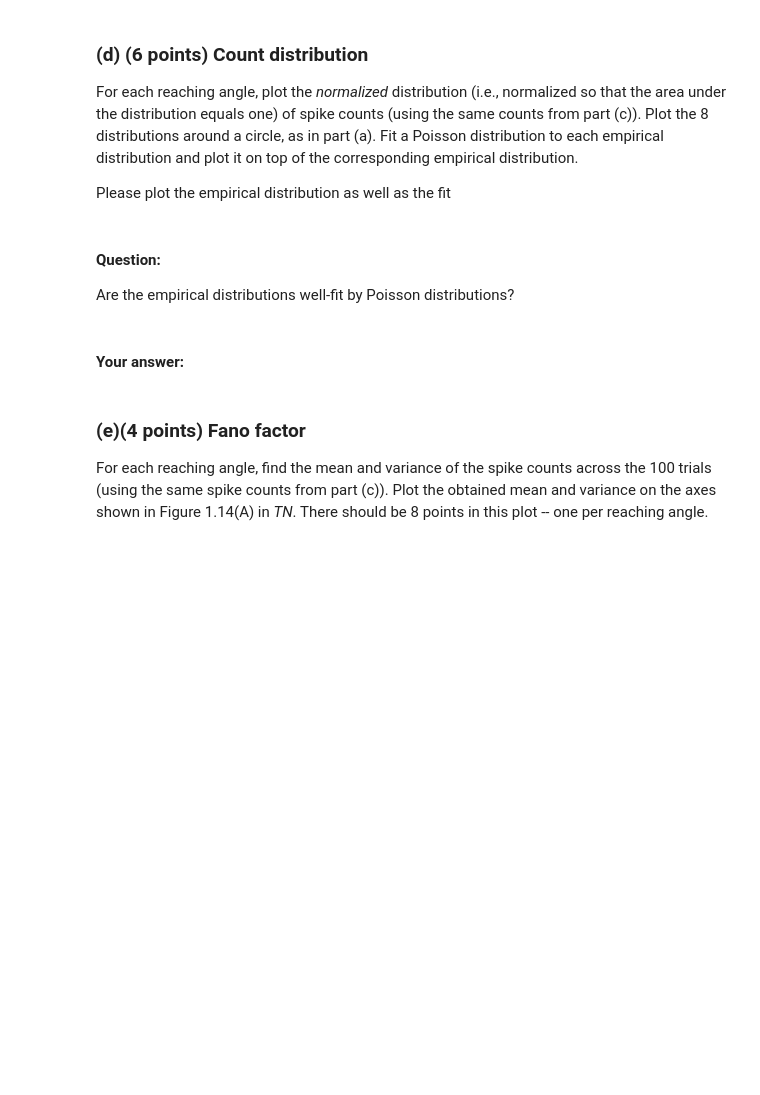
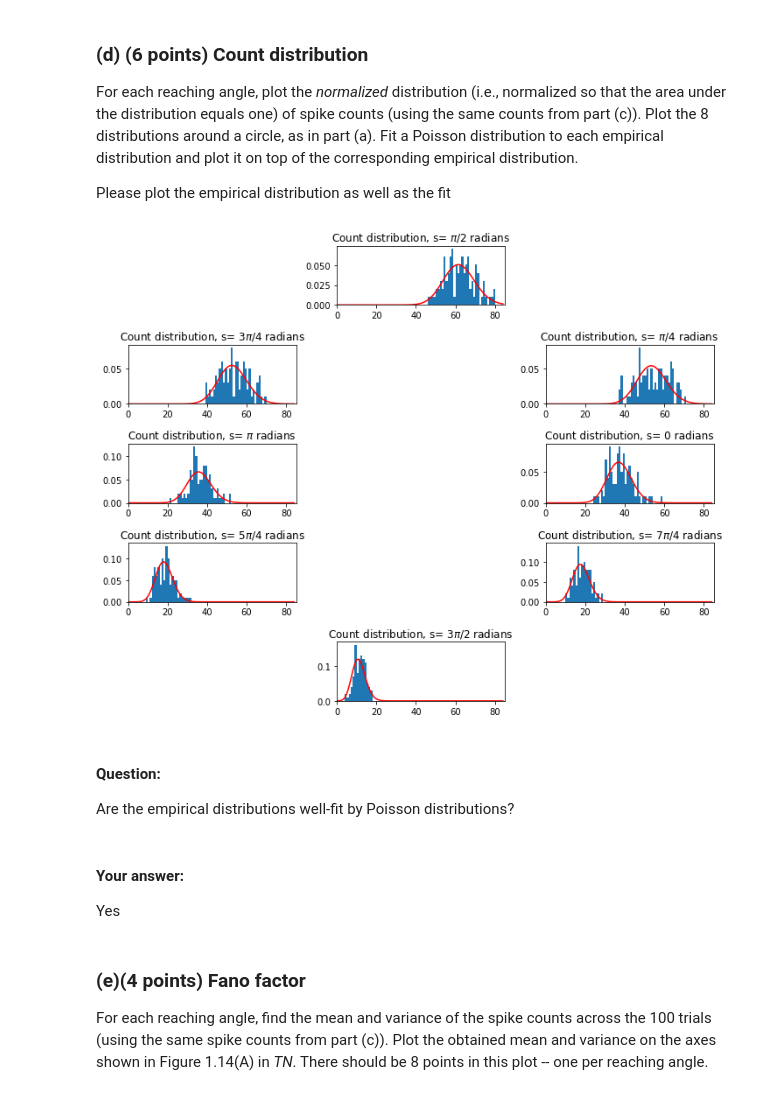
Before and after one commit to sofiagilardini/UCLA_243A, a Jupyter notebook: hw3/hw3p2.ipynb, the cells around one changed output. Cells and saved outputs as stored; diff of their text form; code cells hidden in the pictures; blank space fills up the shorter version.

```diff
--- a/hw3/hw3p2.ipynb
+++ b/hw3/hw3p2.ipynb
@@ -279,38 +273,57 @@ spike_count_bin_centers =  np.arange(0,max_count,1)
 
 for con in range(num_cons):
     plt.subplot(num_plot_rows,num_plot_cols,subplot_indx[con])
 
     #====================================================#
     # YOUR CODE HERE:
     #   Calculate the empirical mean for the Poisson spike
     #   counts, and then generate a curve reflecting the probability
     #   mass function of the Poisson distribution as a function
     #   of spike counts.
+
+    spike_count_means = np.mean(spike_counts, axis=1)
+
+    mean_sc = spike_count_means[con]
+
+    fit_poisson = scipy.stats.poisson(mean_sc)
+    poisson_pmf = fit_poisson.pmf(spike_count_bin_centers)
+
+    #plt.bar(spike_count_bin_centers, binned_spike_rates[con], width=bin_width)
+    plt.hist(spike_counts[con], spike_count_bin_centers, density = True)
+
+
+    #plt.bar(spike_count_bin_centers, )
+    plt.plot(poisson_pmf, "r")
+
+
     #====================================================#
     pass
 
     #====================================================#
     # END YOUR CODE
     #====================================================#
 
     #====================================================#
     # YOUR CODE HERE:
     #   Plot the empirical count distribution, and on top of it
     #   plot your fit Poisson distribution.
     #====================================================#
     pass
 
     #====================================================#
     # END YOUR CODE
     #====================================================#
     plt.xlim([0, max_count])
     plt.title('Count distribution, s= '+ s_labels[con]+' radians')
     plt.tight_layout()
+# %% [output]
+[figure, added]
 # %% [markdown]
 #### Question:
 Are the empirical distributions well-fit by Poisson distributions?
 # %% [markdown]
 #### Your answer:
+Yes
 # %% [markdown]
 ### (e)(4 points) Fano factor
 For each reaching angle, find the mean and variance of the spike
```
Also changed, not shown: parts of 10 cells of this notebook, 1 other file.
